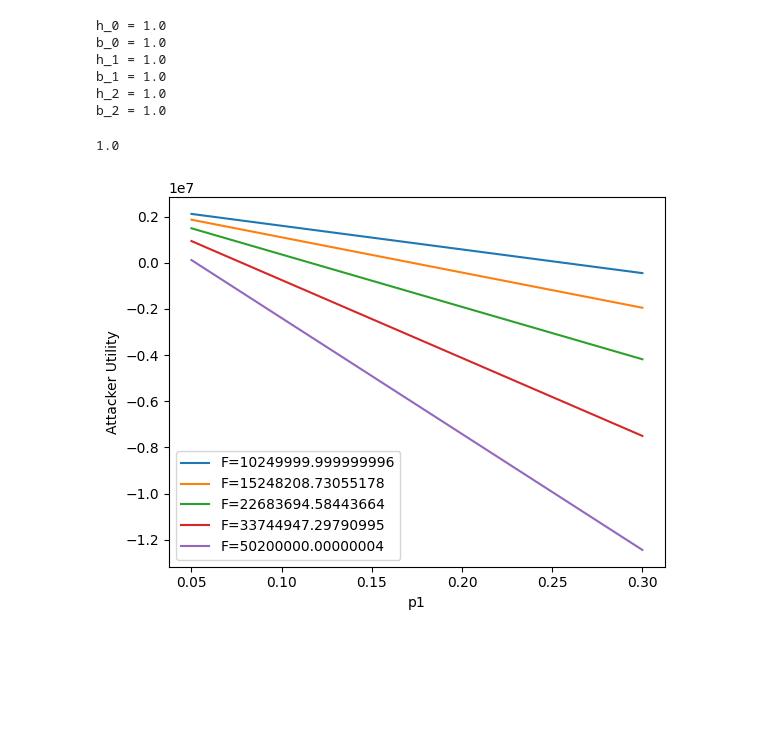
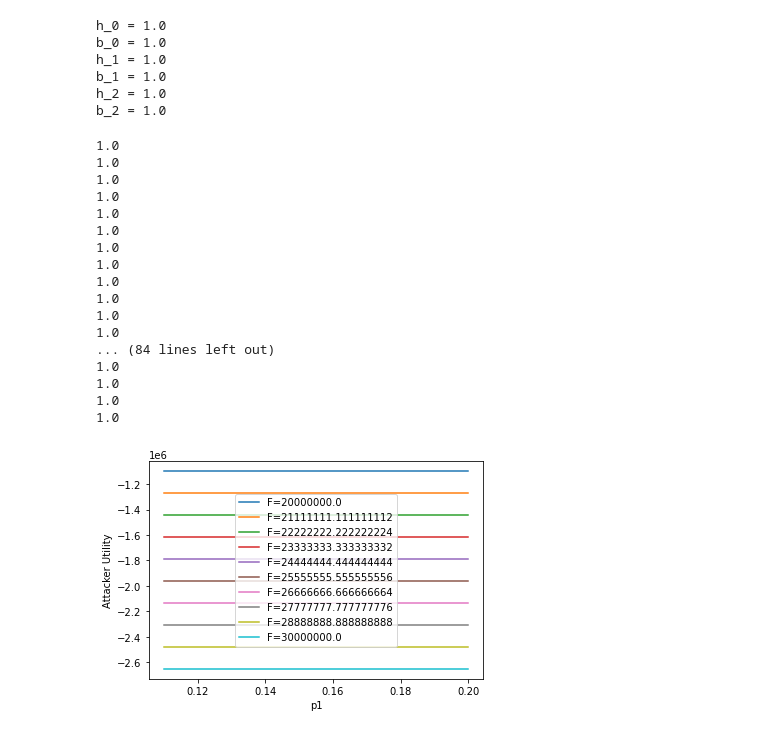
Before and after one commit to bhusalb/gt-ransomware-simulation, a Jupyter notebook: Ransomware_simulation.ipynb, the cells around one changed output. Saved outputs shown, nothing was run; the diff lists cells and outputs as text; code cells hidden in the pictures; blank space fills up the shorter version.

Commit message:
new graphs added

```diff
--- a/Ransomware_simulation.ipynb
+++ b/Ransomware_simulation.ipynb
@@ -1023,37 +963,27 @@ h_1 = 1.0
 b_1 = 1.0
 h_2 = 1.0
 b_2 = 1.0
-# %%
-
-
-# sample = Parameters(B=300, C_ht=0.03, n_ht=500, C_hp=60, C_hf=0.1, n_hf=200,
-#                     C_nh=80, C_D=60, C_x=5,
-#                     V_i=800, V_i_prime=600, V_p=400, R_i=750,
-#                      p_0=0.8, p_1=0.7, p_2=0.6, p_3=0.5,
-#                     T=10, F=10000, k=None)
-
-
-
-# sample = Parameters(B=500, C_ht=0.03, n_ht=500, C_hp=60, C_hf=0.1, n_hf=200,
-#                     C_nh=80, C_D=75, C_x=5,
-#                     V_i=800, V_i_prime=600, V_p=400, R_i=750,
-#                      p_0=0.8, p_1=0.7, p_2=0.6, p_3=0.5,
-#                     T=10, F=7500, k=None)
-
-
-# New Table
-# Normalized instance
-
-# sample = Parameters(T=10,B=0.0005,C_D=0.000075,F=26.25, C_x=0.000005, V_i=112, V_p=10.93, R_i=2.625, V_i_prime=4.38,
-#                   C_ht=0.03, n_ht=0.67,C_hp=0.75, C_hf=0.1,n_hf=0.3,C_nh=0.2, p_0=0.05, p_1=0.08, p_2=0.11, p_3=0.14,  k=None)
-
-# Non normalized instance
-sample = Parameters(T=10, B=0.0005*1e6, C_D=0.000075*1e6, F=26.25*1e6, C_x=0.000005*1e6, V_i=112*1e6, V_p=10.93*1e6, R_i=2.625*1e6, V_i_prime=4.38*1e6,
-                    C_ht=0.03*1e6, n_ht=0.67*1e6, C_hp=0.75*1e6, C_hf=0.1*1e6, n_hf=0.3*1e6, C_nh=0.2*1e6, p_0=0.5, p_1=0.8, p_2=0.11, p_3=0.14, k=None)
-
-print(sample.tau)
-# %% [output]
-1.0
+# %%
+sample = Parameters(T=10 * 1e6,
+                    B= 1,
+                    C_D= 1 * 1e6,
+                    F= 26.25*1e6,
+                    C_x=1000,
+                    V_i=112*1e6,
+                    V_p=10.93*1e6,
+                    R_i=2.625*1e6,
+                    V_i_prime=4.38*1e6,
+                    C_ht=0.03*1e6,
+                    n_ht=0.67*1e6,
+                    C_hp=0.75*1e6,
+                    C_hf=0.1*1e6,
+                    n_hf=0.3*1e6,
+                    C_nh=0.2*1e6,
+                    p_0=0.1,
+                    p_1=0.15,
+                    p_2=0.18,
+                    p_3=0.2,
+                    k=None)
 # %%
 from collections import defaultdict
 import matplotlib.pyplot as plt
@@ -1062,47 +992,61 @@ import matplotlib.pyplot as plt
 Fi = defaultdict(list)
 Ei = defaultdict(list)
 
-# Attacker utils eval for F and p1
-
-# F_range = range(7500, 12000, 1000)
 
 
-F_range = generate_log_range(10.25*1e6,50.2*1e6,5)
+F_range = np.linspace(20 * 1e6, 30 * 1e6, 10)
 
-p1_range = generate_log_range(0.05,0.3,10)
+p1_range = np.linspace(0.11,0.20,10)
 
 
 
 for F in F_range:
     for p1 in p1_range:
         p = sample.clone()
         p.F=F
         p.p_1=p1
-        p=p.clone()
         e_a_b_1 = t_u_3_1(p)
+        print(p.rho)
 
 
         Fi[F].append(p1)
         Ei[F].append(e_a_b_1)
 
 # Generate multiple lines on the same plot
 for F in F_range:
     plt.plot(Fi[F], Ei[F], label=f'F={F}')
 
 # Adding title and labels
 plt.xlabel("p1")
 plt.ylabel("Attacker Utility")
 
 # Adding a legend
 plt.legend()
 
 plt.savefig("n1.pdf", format="pdf", bbox_inches="tight")
 
 
 # Displaying the plot
 plt.show()
 # %% [output]
+1.0
+1.0
+1.0
+1.0
+1.0
+1.0
+1.0
+1.0
+1.0
+1.0
+1.0
+1.0
+... (84 lines left out)
+1.0
+1.0
+1.0
+1.0
-[figure, old version]
+[figure, new version]
 # %%
 from collections import defaultdict
 import matplotlib.pyplot as plt
```
Also changed, not shown: parts of 45 cells of this notebook, 2 other files.
